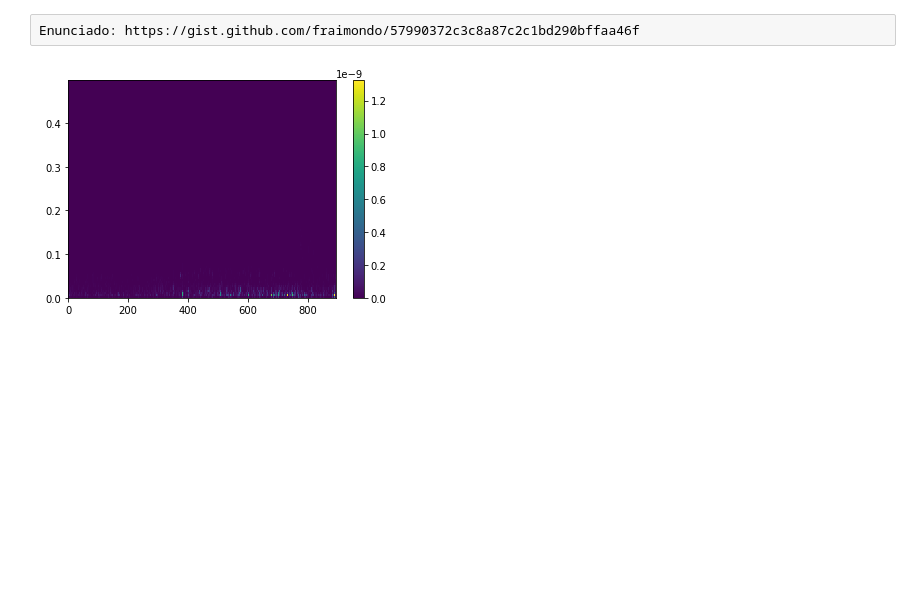
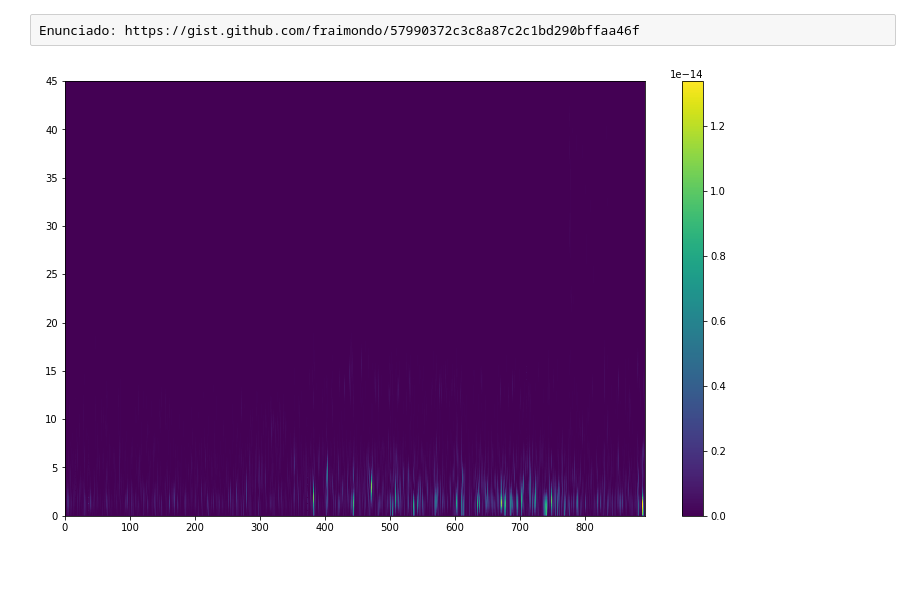
Before and after one commit to fhosen/CienciaDeDatos, a Jupyter notebook: TP2/TP2.ipynb, the cells around one changed output. Cells and saved outputs as stored; diff of their text form; code cells hidden in the pictures; blank space fills up the shorter version.

```diff
--- a/TP2/TP2.ipynb
+++ b/TP2/TP2.ipynb
@@ -4,15 +4,13 @@ Enunciado: https://gist.github.com/fraimondo/57990372c3c8a87c2c1bd290bffaa46f
 import scipy.io as sio
 import scipy.signal as sig
 import pandas as pd
-import matplotlib.pyplot as plt
 
-
-pacientes = ["P" + str(i).zfill(2) + ".mat" for i in range(1,10)]
+pacientes = [l + str(i).zfill(2) + ".mat" for i in range(1,11) for l in "PS"]
 electrodes = [8, 44, 80, 131, 185]
-dtfspatient = None
 dtfs = []
 
 for paciente in pacientes:
+    dtfspatient = None
     test = sio.loadmat(paciente)["data"]
     for electrode in electrodes:
         if (dtfspatient is None):
@@ -22,27 +20,35 @@ for paciente in pacientes:
 
     dtfs.append(dtfspatient / len(electrodes))
 
-means = (sum(dtfs)/len(pacientes))
-transforms = []
-X = []
-Y = []
-Z = []
-
-i = 0
-mx = 0
-for epoch in means.iterrows():
-    y, z = sig.welch(epoch[1].as_matrix())
-    X.append([i]*len(y))
-    Y.append(y)
-    Z.append(z)
-    mx = max(mx,max(z))
-    i += 1
-
-
-plt.pcolor(X, Y, Z)
-plt.colorbar()
-plt.show()
+means = dtfs[0]
+for dtf in dtfs[1:]:
+    means.add(dtf)
+means /= len(pacientes)
-# %% [output]
-[figure, removed]
+# %%
+import matplotlib.pyplot as plt
+
+transforms = []
+X = []
+Y = []
+Z = []
+
+i = 0
+mx = 0
+for epoch in means.iterrows():
+    y, z = sig.welch(epoch[1].as_matrix(), fs = 250, nfft = 2048)
+    X.append([i]*len(y))
+    Y.append(y)
+    Z.append(z)
+    mx = max(mx,max(z))
+    i += 1
+
+
+plt.figure(figsize=(13,8))
+plt.pcolor(X, Y, Z)
+plt.colorbar()
+plt.ylim(0, 45)
+plt.show()
+# %% [output]
+[figure, added]
 # %% [markdown]
-#
+###
```
Also changed, not shown: parts of 5 cells of this notebook.
